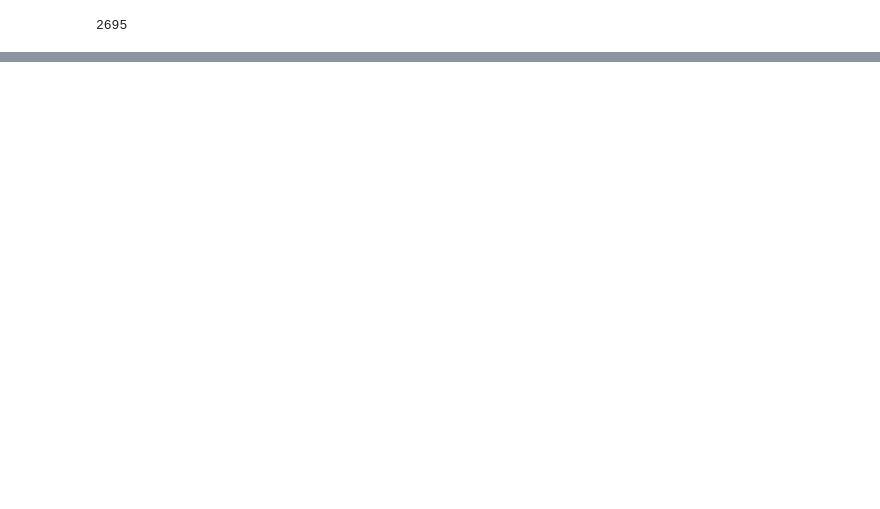
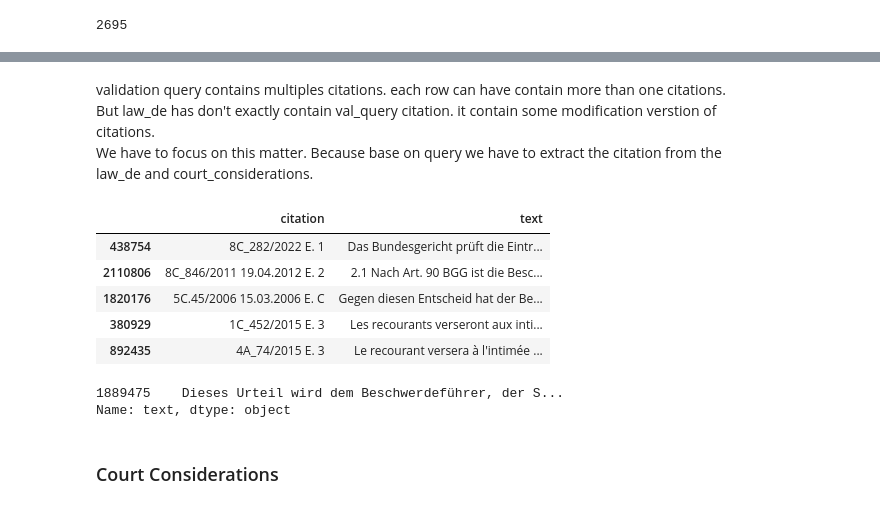
Before and after one commit to JotiRoy01/Agentic-Retrieval-Competition, a Jupyter notebook: notebooks/Corpus_citation_overlap.ipynb, the cells around one changed output, grey strips where cells are left out. Drawn from its saved outputs; the diff is of its cells as text; code cells hidden in the pictures; blank space fills up the shorter version.

```diff
--- a/notebooks/Corpus_citation_overlap.ipynb
+++ b/notebooks/Corpus_citation_overlap.ipynb
@@ -45,0 +133,22 @@ Missing citation = 819
+# %% [markdown]
+validation query contains multiples citations. each row can have contain more than one citations.
+But law_de has don't exactly contain val_query citation. it contain some modification verstion of
+citations.
+We have to focus on this matter. Because base on query we have to extract the citation from the
+law_de and court_considerations.
+# %%
+court.sample(5)
+# %% [output]
+|  | citation | text |
+| 438754 | 8C_282/2022 E. 1 | Das Bundesgericht prüft die Eintr... |
+| 2110806 | 8C_846/2011 19.04.2012 E. 2 | 2.1 Nach Art. 90 BGG ist die Besc... |
+| 1820176 | 5C.45/2006 15.03.2006 E. C | Gegen diesen Entscheid hat der Be... |
+| 380929 | 1C_452/2015 E. 3 | Les recourants verseront aux inti... |
+| 892435 | 4A_74/2015 E. 3 | Le recourant versera à l'intimée ... |
+# %%
+court.sample()["text"][0:1]
+# %% [output]
+1889475    Dieses Urteil wird dem Beschwerdeführer, der S...
+Name: text, dtype: object
+# %% [markdown]
+### Court Considerations
```
Also changed, not shown: parts of 84 cells of this notebook, 16 other files.
